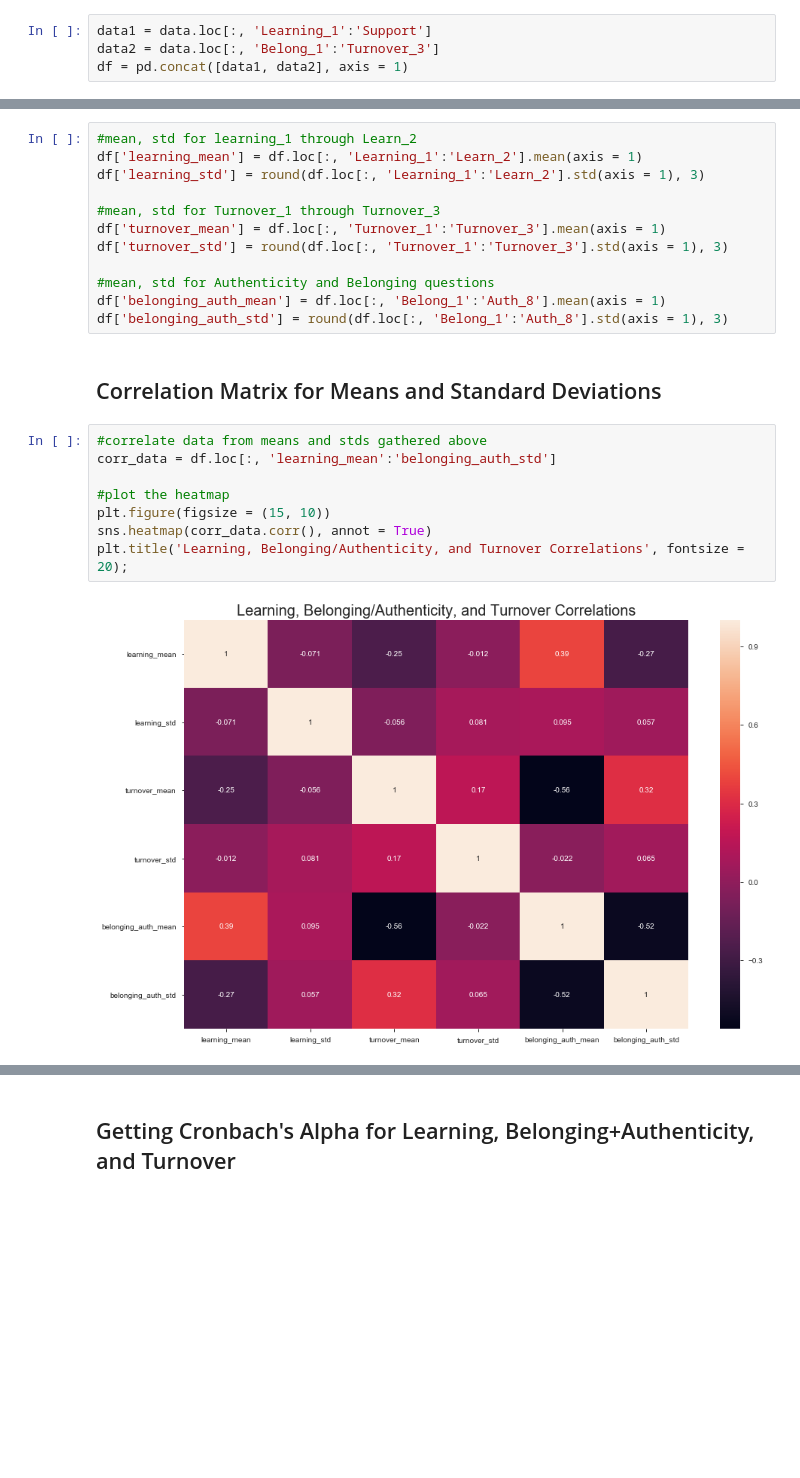
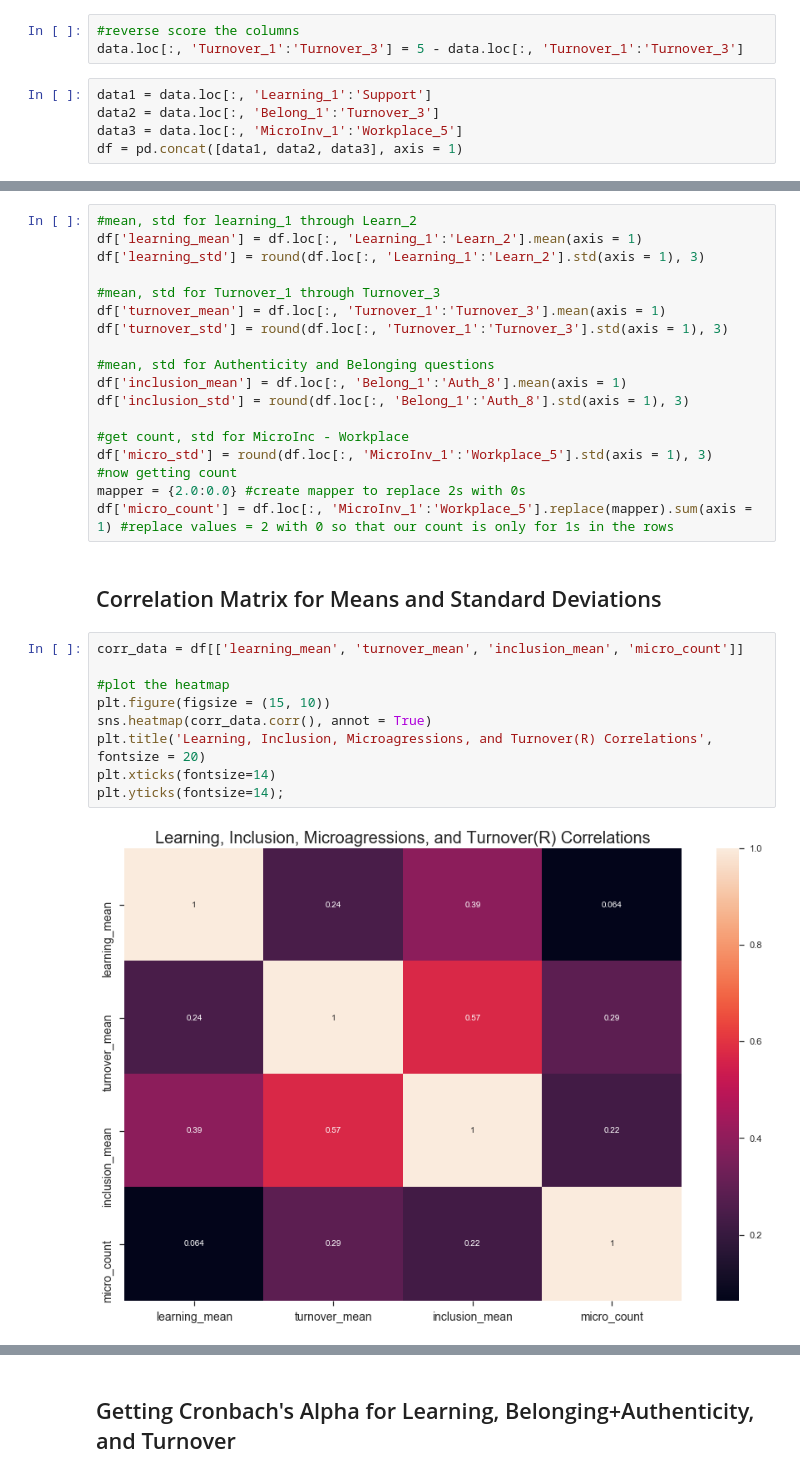
Before and after one commit to sam-cannon/AOM, a Jupyter notebook: AOM_Measure_Data.ipynb, the cells around one changed output, grey strips where cells are left out. Cells and saved outputs as stored; diff of their text form; blank space fills up the shorter version.

```diff
--- a/AOM_Measure_Data.ipynb
+++ b/AOM_Measure_Data.ipynb
@@ -21,5 +30,9 @@ data.drop(data.columns[data.columns.str.contains('Unnamed') == True], axis = 1,
+# %%
+#reverse score the columns
+data.loc[:, 'Turnover_1':'Turnover_3'] = 5 - data.loc[:, 'Turnover_1':'Turnover_3']
 # %%
 data1 = data.loc[:, 'Learning_1':'Support']
 data2 = data.loc[:, 'Belong_1':'Turnover_3']
-df = pd.concat([data1, data2], axis = 1)
+data3 = data.loc[:, 'MicroInv_1':'Workplace_5']
+df = pd.concat([data1, data2, data3], axis = 1)
 # %%
@@ -97,17 +124,24 @@ df['turnover_mean'] = df.loc[:, 'Turnover_1':'Turnover_3'].mean(axis = 1)
 df['turnover_std'] = round(df.loc[:, 'Turnover_1':'Turnover_3'].std(axis = 1), 3)
 
 #mean, std for Authenticity and Belonging questions
-df['belonging_auth_mean'] = df.loc[:, 'Belong_1':'Auth_8'].mean(axis = 1)
-df['belonging_auth_std'] = round(df.loc[:, 'Belong_1':'Auth_8'].std(axis = 1), 3)
+df['inclusion_mean'] = df.loc[:, 'Belong_1':'Auth_8'].mean(axis = 1)
+df['inclusion_std'] = round(df.loc[:, 'Belong_1':'Auth_8'].std(axis = 1), 3)
+
+#get count, std for MicroInc - Workplace
+df['micro_std'] = round(df.loc[:, 'MicroInv_1':'Workplace_5'].std(axis = 1), 3)
+#now getting count
+mapper = {2.0:0.0} #create mapper to replace 2s with 0s
+df['micro_count'] = df.loc[:, 'MicroInv_1':'Workplace_5'].replace(mapper).sum(axis = 1) #replace values = 2 with 0 so that our count is only for 1s in the rows
 # %% [markdown]
 ## Correlation Matrix for Means and Standard Deviations
 # %%
-#correlate data from means and stds gathered above
-corr_data = df.loc[:, 'learning_mean':'belonging_auth_std']
+corr_data = df[['learning_mean', 'turnover_mean', 'inclusion_mean', 'micro_count']]
 
 #plot the heatmap
 plt.figure(figsize = (15, 10))
 sns.heatmap(corr_data.corr(), annot = True)
-plt.title('Learning, Belonging/Authenticity, and Turnover Correlations', fontsize = 20);
+plt.title('Learning, Inclusion, Microagressions, and Turnover(R) Correlations', fontsize = 20)
+plt.xticks(fontsize=14)
+plt.yticks(fontsize=14);
 # %% [output]
-[figure, old version]
+[figure, new version]
```
Also changed, not shown: parts of 31 cells of this notebook.
